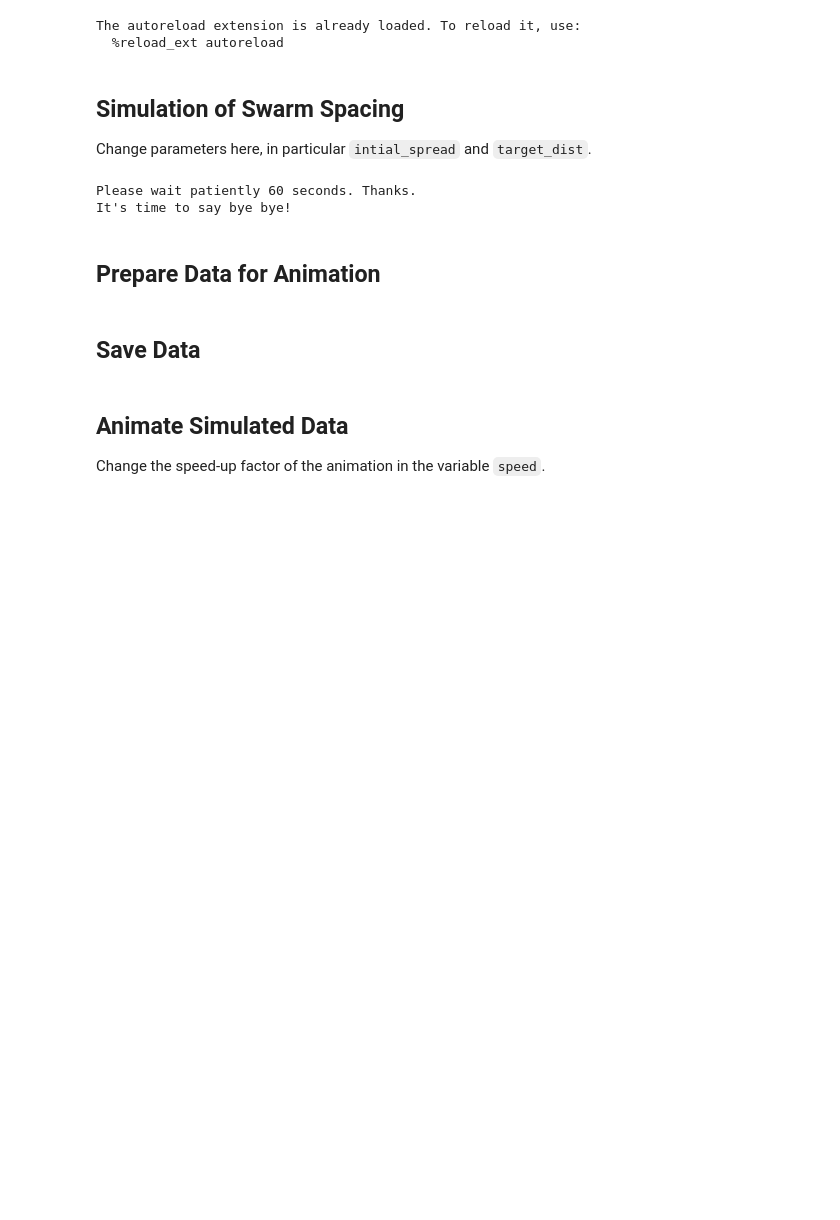
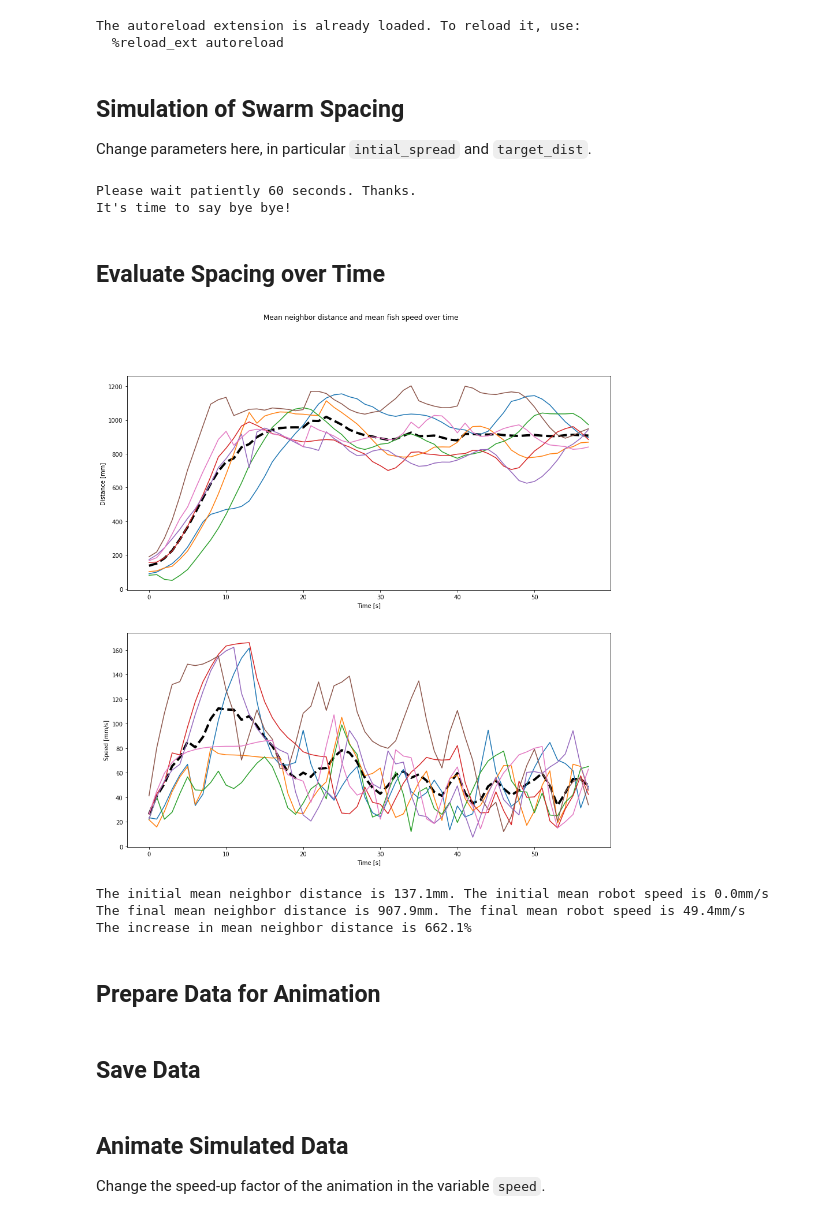
Before and after one commit to fberlinger/bluesim_threads, a Jupyter notebook: LJforce.ipynb, the cells around one changed output. Drawn from its saved outputs; the diff is of its cells as text; code cells hidden in the pictures; blank space fills up the shorter version.

```diff
--- a/LJforce.ipynb
+++ b/LJforce.ipynb
@@ -27,10 +28,10 @@ The autoreload extension is already loaded. To reload it, use:
 Change parameters here, in particular `intial_spread` and `target_dist`.
 # %%
 run_time = 60 # in seconds
-num_fish = 50
+num_fish = 7
 arena_size = np.array([1780, 1780, 1170])
 arena_center = arena_size / 2.0
-initial_spread = 2500
+initial_spread = 250
 fish_pos = initial_spread * np.random.rand(num_fish, 3) + arena_center - initial_spread / 2.0
 fish_vel = np.zeros((num_fish, 3))
 fish_phi = math.pi * np.random.rand(num_fish, 1)
@@ -63,8 +64,8 @@ fish = generate_fish(
     dynamics=dynamics,
     w_blindspot=50,
     r_blocking=65,
-    target_dist=20*1.75,
-    lim_neighbors=[2,3],
+    target_dist=1000,
+    lim_neighbors=[0,num_fish],
     neighbor_weights=1.0,
     fish_max_speeds=130,
     clock_freqs=clock_freqs,
@@ -78,6 +79,49 @@ run_simulation(fish=fish, observer=observer, run_time=run_time, dark=False, whit
 # %% [output]
 Please wait patiently 60 seconds. Thanks.
 It's time to say bye bye!
+# %% [markdown]
+## Evaluate Spacing over Time
+# %%
+d_mean = observer.d_mean
+d_mean_indv = observer.d_mean_indv
+
+data = np.zeros((6, run_time, num_fish))
+data[0, :, :] = np.transpose(np.array(observer.x))
+data[1, :, :] = np.transpose(np.array(observer.y))
+data[2, :, :] = np.transpose(np.array(observer.z))
+data[3, :, :] = np.transpose(np.array(observer.vx))
+data[4, :, :] = np.transpose(np.array(observer.vy))
+data[5, :, :] = np.transpose(np.array(observer.vz))
+
+v_indv = np.array([data[3, :, :], data[4, :, :], data[5, :, :]])
+v_indv_magnitude = np.linalg.norm(v_indv, axis=0)
+v_mean_magnitude = np.sum(v_indv_magnitude, axis=1)/num_fish
+
+fig, axs = plt.subplots(2, 1, figsize=(15,15))
+
+axs[0].plot(d_mean[2:], '--k', LineWidth=4)
+for ii in range(num_fish):
+    axs[0].plot(d_mean_indv[ii][2:])
+axs[0].set_xlabel('Time [s]')
+axs[0].set_ylabel('Distance [mm]')
+
+axs[1].plot(v_mean_magnitude[2:], '--k', LineWidth=4)
+for ii in range(num_fish):
+    axs[1].plot(v_indv_magnitude[2:, ii])
+axs[1].set_xlabel('Time [s]')
+axs[1].set_ylabel('Speed [mm/s]')
+
+fig.suptitle('Mean neighbor distance and mean fish speed over time')
+plt.show()
+
+print('The initial mean neighbor distance is {0:.1f}mm. The initial mean robot speed is {1:.1f}mm/s'.format(d_mean[2], v_mean_magnitude[0]))
+print('The final mean neighbor distance is {0:.1f}mm. The final mean robot speed is {1:.1f}mm/s'.format(d_mean[-1], v_mean_magnitude[-1]))
+print('The increase in mean neighbor distance is {0:.1f}%'.format((d_mean[-1]/d_mean[2])*100))
+# %% [output]
+[figure, added]
+The initial mean neighbor distance is 137.1mm. The initial mean robot speed is 0.0mm/s
+The final mean neighbor distance is 907.9mm. The final mean robot speed is 49.4mm/s
+The increase in mean neighbor distance is 662.1%
 # %% [markdown]
 ## Prepare Data for Animation
 # %%
```
Also changed, not shown: parts of 2 cells of this notebook, 9 other files.
